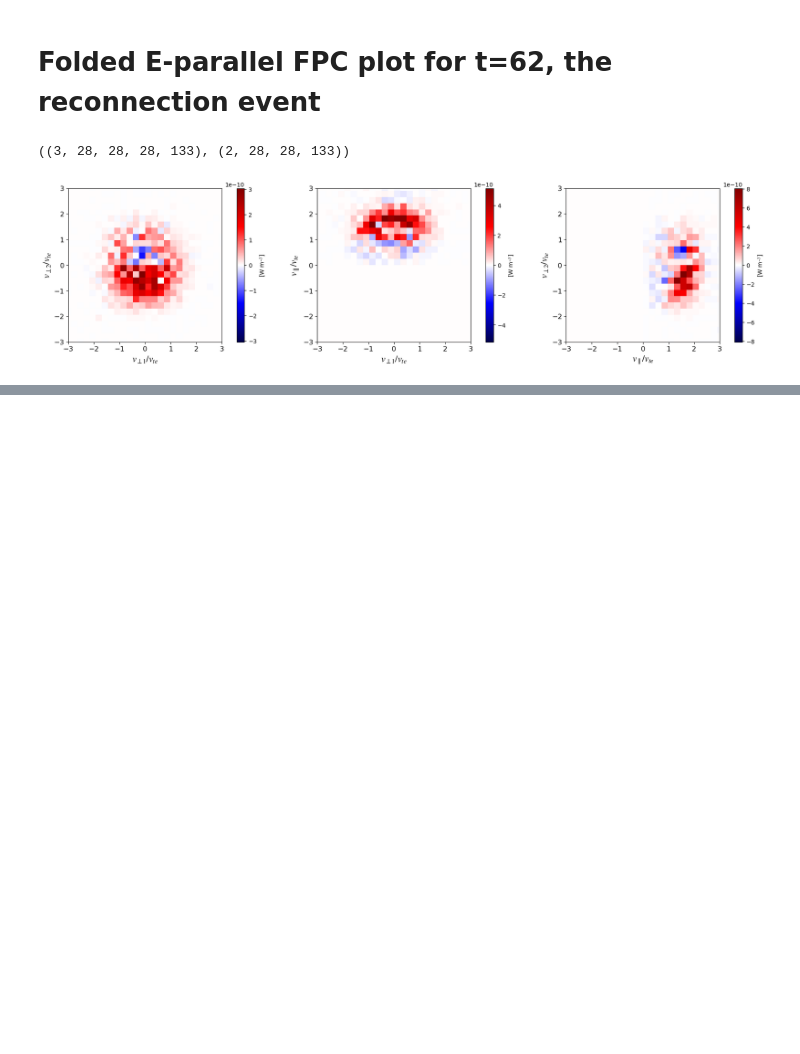
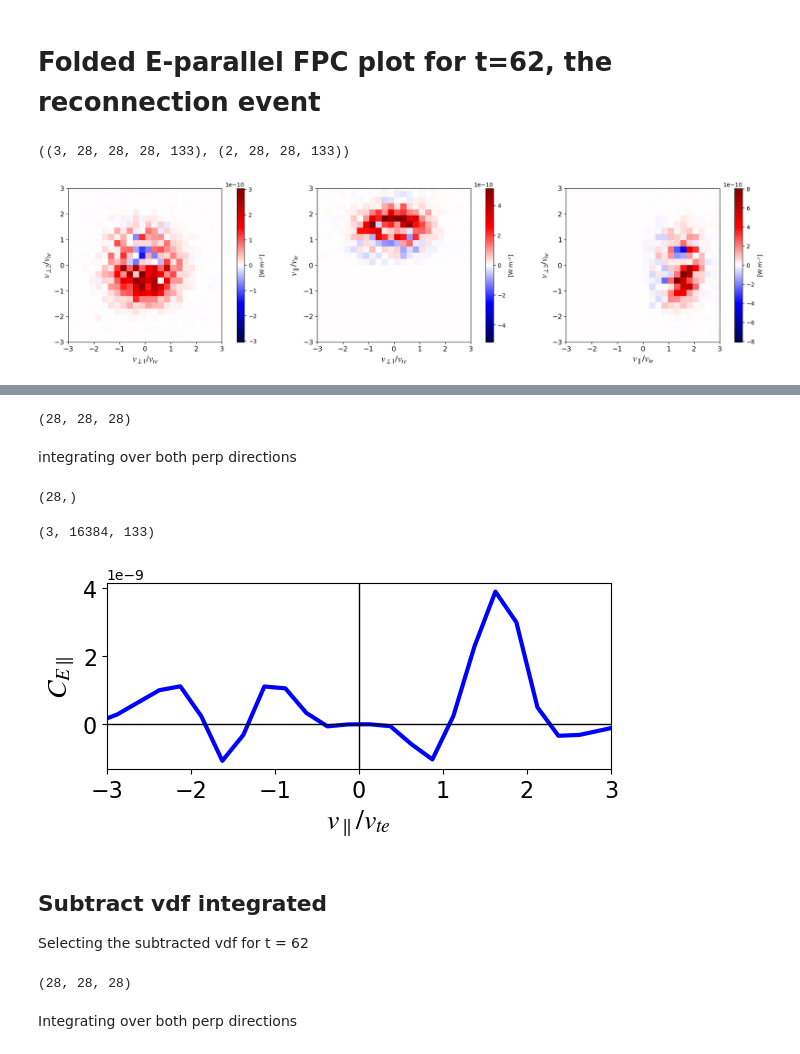
Before and after one commit to regisjohn/FPC_mRx, a Jupyter notebook: scripts/Epar_publication_plots.ipynb, the cells around one changed output, grey strips where cells are left out. Cells and saved outputs as stored; diff of their text form; code cells hidden in the pictures; blank space fills up the shorter version.

```diff
--- a/scripts/Epar_publication_plots.ipynb
+++ b/scripts/Epar_publication_plots.ipynb
@@ -153,0 +566,7 @@ for i in range(3):
+# %%
+with h5py.File(hfile_df, "r") as f:
+    ntime = f["meta"]["time"][:]
+    c_vol_fac = f["fac"]["c_vol"][...]
+    dvdf_vol_fac = f["fac"]["bvdf_vol"][...]
+    vpar_fac = f["fac"]["binc_n"][:]
+    vv_fac = f["fac"]["vv"][:]
@@ -153,0 +579,47 @@ for i in range(3):
+# %%
+c_vol_fac_par = c_vol_fac[2]
+# %%
+c_vol_fac_par_t62 = c_vol_fac_par[:, :, :, 62]
+# %%
+c_vol_fac_par_t62.shape
+# %% [output]
+(28, 28, 28)
+# %% [markdown]
+integrating over both perp directions
+# %%
+c_line_fac_par_t62 = np.nansum(c_vol_fac_par_t62, axis=(0, 1))
+# %%
+c_line_fac_par_t62.shape
+# %% [output]
+(28,)
+# %%
+vv_fac.shape
+# %% [output]
+(3, 16384, 133)
+# %%
+import matplotlib.pyplot as plt
+
+# Assuming you have arrays:
+# vpar_norm  → normalized parallel velocity (same scale as v_parallel/v_te)
+# C_line     → integrated C_E_parallel array (shape = (28,))
+
+fig, ax = plt.subplots(figsize=(6, 3))
+ax.plot(vpar_fac, c_line_fac_par_t62, color='blue', linewidth=3)
+
+# Axis labels
+ax.set_xlabel(r'$v_{\parallel}/v_{te}$', fontsize=20)
+ax.set_ylabel(r'$C_{E\parallel}$', fontsize=20)
+
+# Style tweaks to match the reference plot
+ax.axhline(0, color='black', linewidth=1)
+ax.axvline(0, color='black', linewidth=1)
+ax.tick_params(labelsize=16)
+ax.set_xlim([-3, 3])
+
+plt.tight_layout()
+plt.show()
+# %% [output]
+[figure, added]
+# %% [markdown]
+## Subtract vdf integrated
+Selecting the subtracted vdf for t = 62
@@ -153,0 +628,6 @@ for i in range(3):
+# %%
+dvdf_vol_fac_t62.shape
+# %% [output]
+(28, 28, 28)
+# %% [markdown]
+Integrating over both perp directions
```
Also changed, not shown: parts of 34 cells of this notebook, 17 other files.
